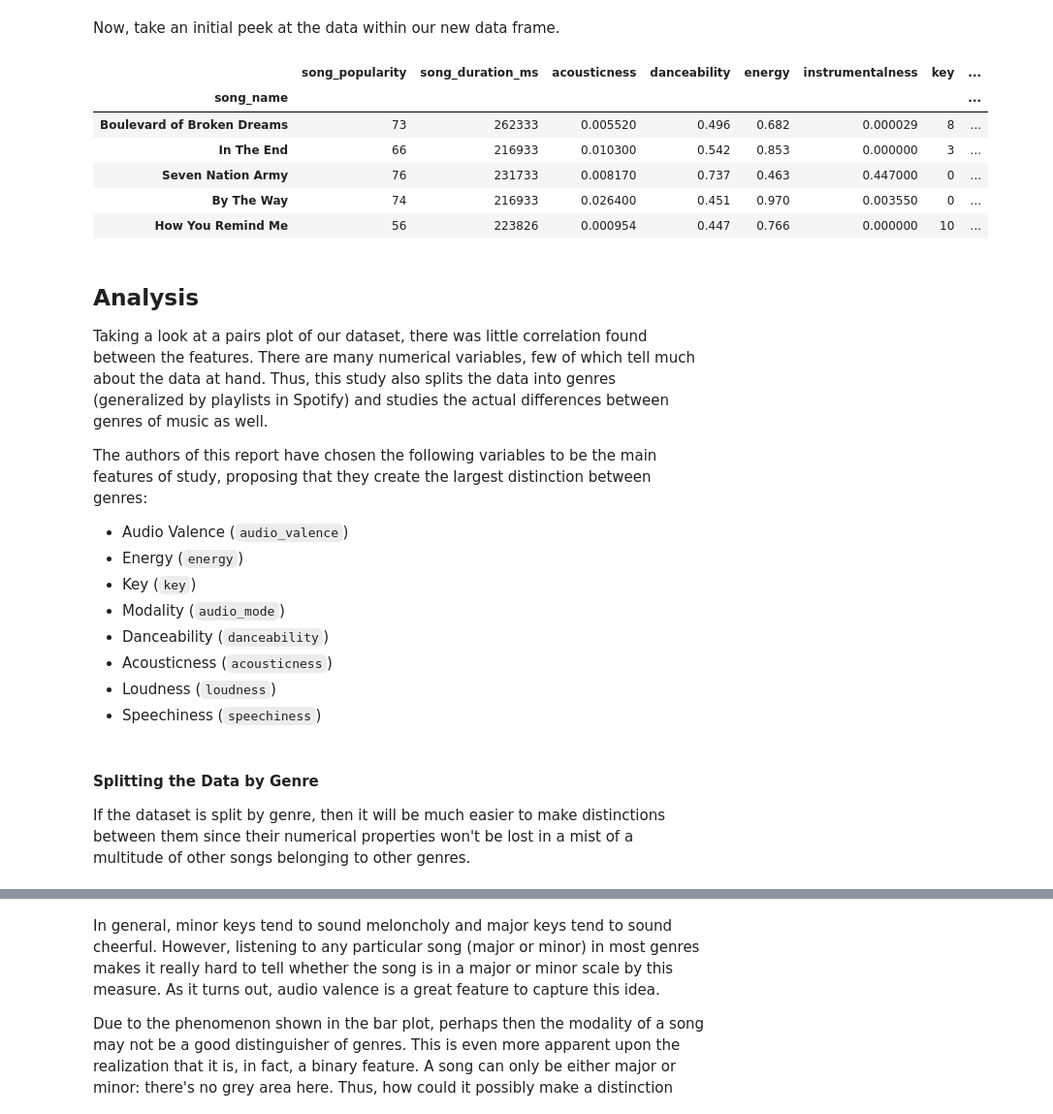
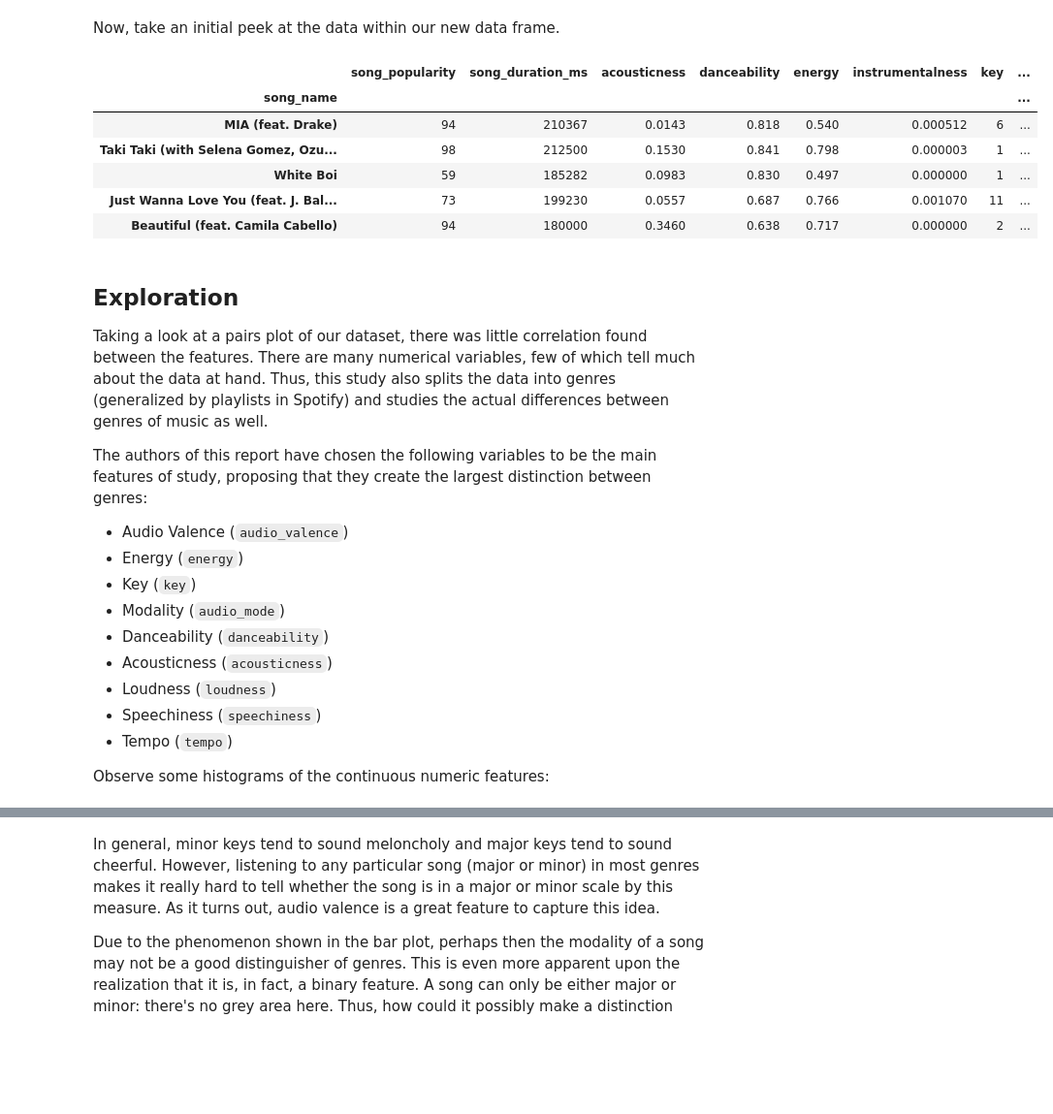
Before and after one commit to GolAbrishami/anlt232hw2, a Jupyter notebook: austin_edwin_golnaz-homework2_final_writeup.ipynb, the cells around one changed output, grey strips where cells are left out. Shown at 97% size. Drawn from its saved outputs; the diff is of its cells as text; code cells hidden in the pictures; blank space fills up the shorter version.

```diff
--- a/austin_edwin_golnaz-homework2_final_writeup.ipynb
+++ b/austin_edwin_golnaz-homework2_final_writeup.ipynb
@@ -103,17 +181,17 @@ songs_df = pd.concat([songdata_df, songinfo_df], axis=1)
 # %% [markdown]
 Now, take an initial peek at the data within our new data frame.
 # %%
-songs_df.head()
+all_genres_df.head()
 # %% [output]
 |  | song_popularity | song_duration_ms | acousticness | danceability | energy | instrumentalness | key | ... |
 | song_name |  |  |  |  |  |  |  | ... |
-| Boulevard of Broken Dreams | 73 | 262333 | 0.005520 | 0.496 | 0.682 | 0.000029 | 8 | ... |
-| In The End | 66 | 216933 | 0.010300 | 0.542 | 0.853 | 0.000000 | 3 | ... |
-| Seven Nation Army | 76 | 231733 | 0.008170 | 0.737 | 0.463 | 0.447000 | 0 | ... |
-| By The Way | 74 | 216933 | 0.026400 | 0.451 | 0.970 | 0.003550 | 0 | ... |
-| How You Remind Me | 56 | 223826 | 0.000954 | 0.447 | 0.766 | 0.000000 | 10 | ... |
+| MIA (feat. Drake) | 94 | 210367 | 0.0143 | 0.818 | 0.540 | 0.000512 | 6 | ... |
+| Taki Taki (with Selena Gomez, Ozu... | 98 | 212500 | 0.1530 | 0.841 | 0.798 | 0.000003 | 1 | ... |
+| White Boi | 59 | 185282 | 0.0983 | 0.830 | 0.497 | 0.000000 | 1 | ... |
+| Just Wanna Love You (feat. J. Bal... | 73 | 199230 | 0.0557 | 0.687 | 0.766 | 0.001070 | 11 | ... |
+| Beautiful (feat. Camila Cabello) | 94 | 180000 | 0.3460 | 0.638 | 0.717 | 0.000000 | 2 | ... |
 # %% [markdown]
-## Analysis
+## Exploration
 
 Taking a look at a pairs plot of our dataset, there was little correlation found between the features. There are many numerical variables, few of which tell much about the data at hand. Thus, this study also splits the data into genres (generalized by playlists in Spotify) and studies the actual differences between genres of music as well.
 
@@ -127,7 +205,6 @@ The authors of this report have chosen the following variables to be the main fe
 - Acousticness (`acousticness`)
 - Loudness (`loudness`)
 - Speechiness (`speechiness`)
+- Tempo (`tempo`)
+
+Observe some histograms of the continuous numeric features:
-# %% [markdown]
-#### Splitting the Data by Genre
-
-If the dataset is split by genre, then it will be much easier to make distinctions between them since their numerical properties won't be lost in a mist of a multitude of other songs belonging to other genres.
```
Also changed, not shown: parts of 12 cells of this notebook, 1 other file.
